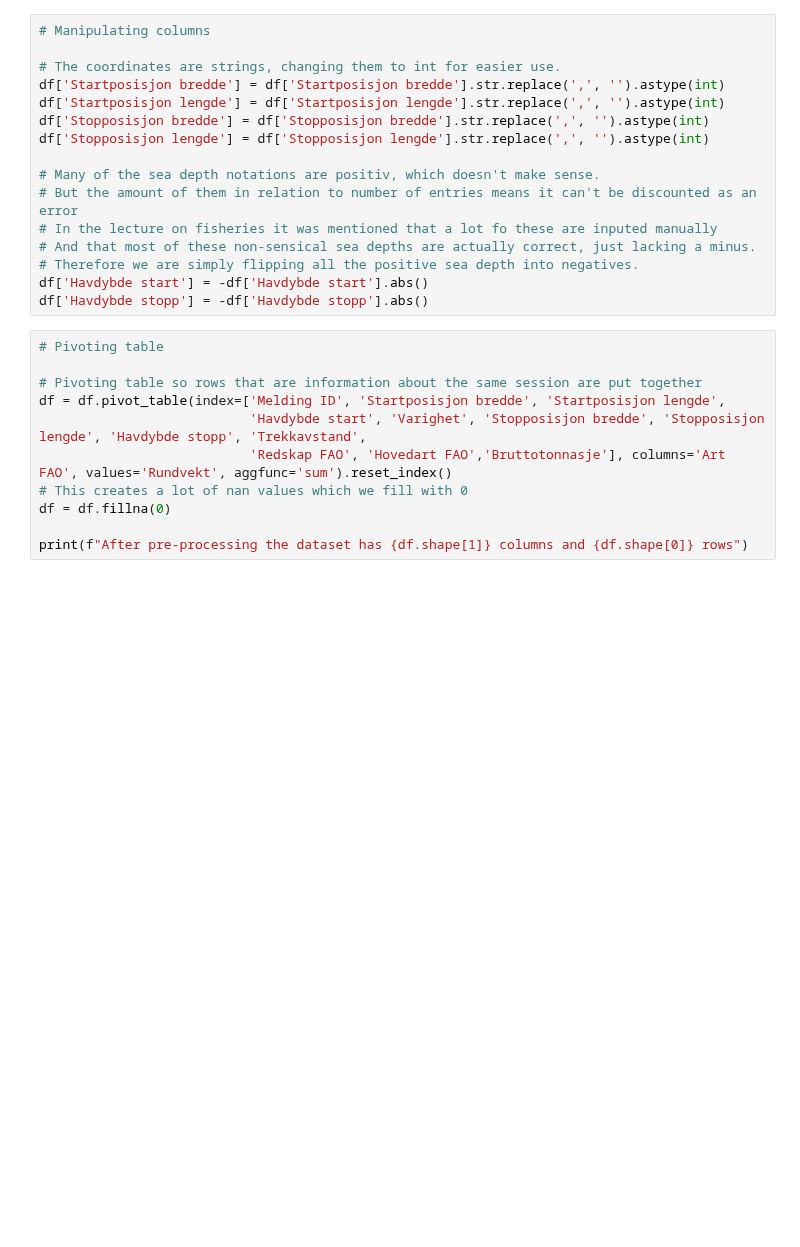
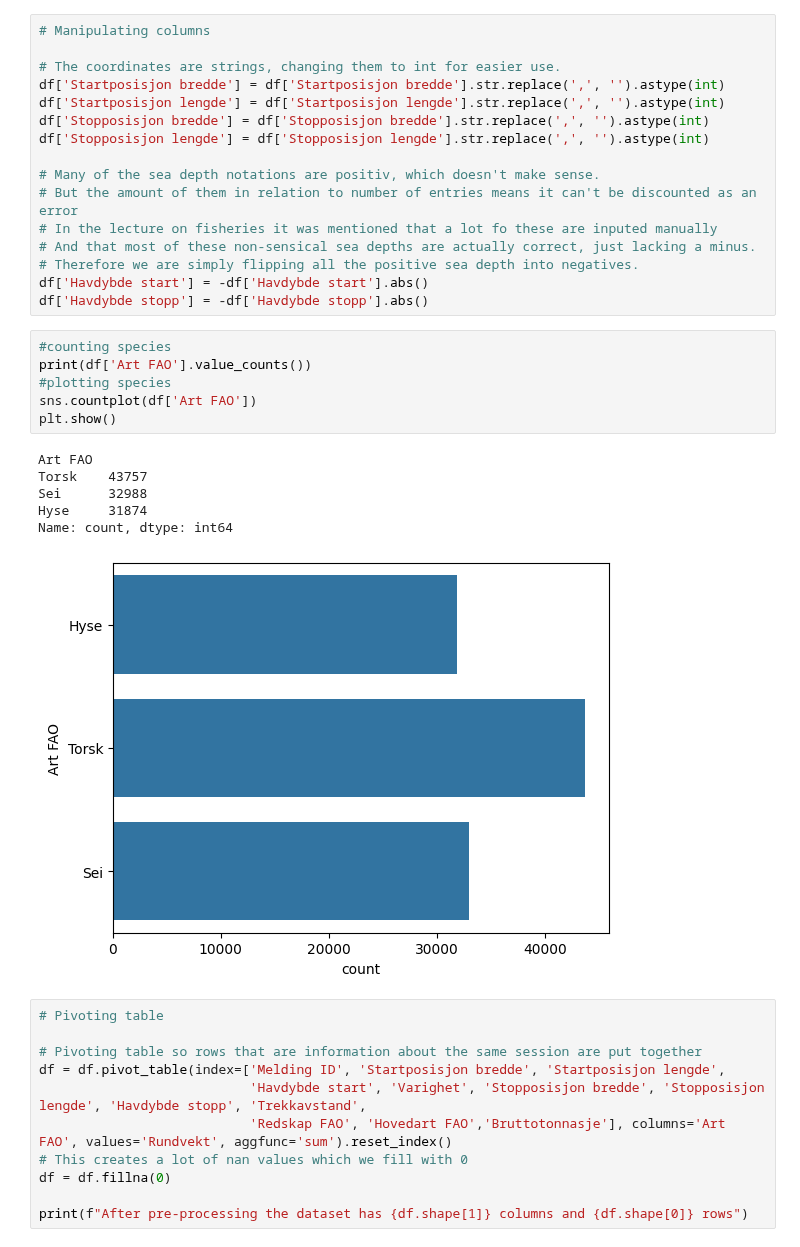
Before and after one commit to Pzorster/INFO284pzor, a Jupyter notebook: Til_inlevering.ipynb, the cells around one changed output. Drawn from its saved outputs; the diff is of its cells as text; blank space fills up the shorter version.

```diff
--- a/Til_inlevering.ipynb
+++ b/Til_inlevering.ipynb
@@ -102,6 +102,19 @@ df['Stopposisjon lengde'] = df['Stopposisjon lengde'].str.replace(',', '').astyp
 # Therefore we are simply flipping all the positive sea depth into negatives.
 df['Havdybde start'] = -df['Havdybde start'].abs()
 df['Havdybde stopp'] = -df['Havdybde stopp'].abs()
+# %%
+#counting species
+print(df['Art FAO'].value_counts())
+#plotting species
+sns.countplot(df['Art FAO'])
+plt.show()
+# %% [output]
+Art FAO
+Torsk    43757
+Sei      32988
+Hyse     31874
+Name: count, dtype: int64
+[figure, added]
 # %%
 # Pivoting table
 
```
Also changed, not shown: parts of 15 cells of this notebook.
